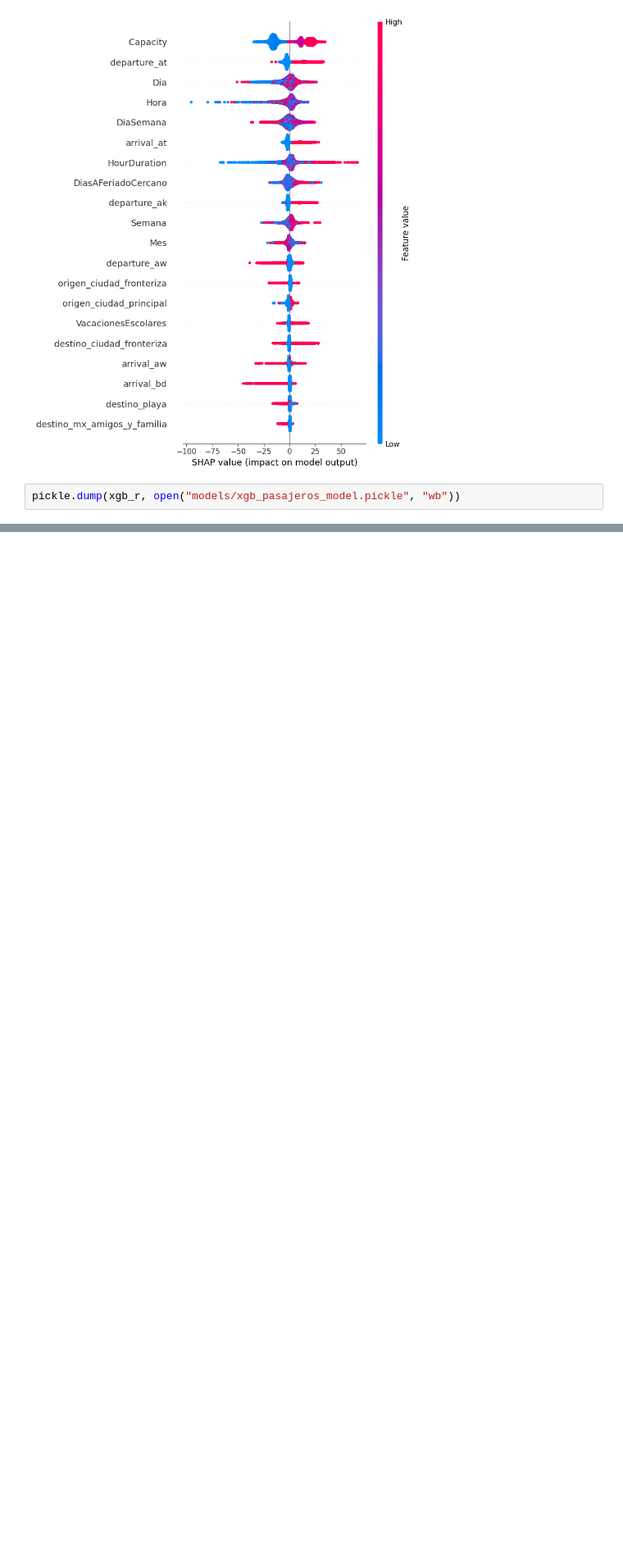
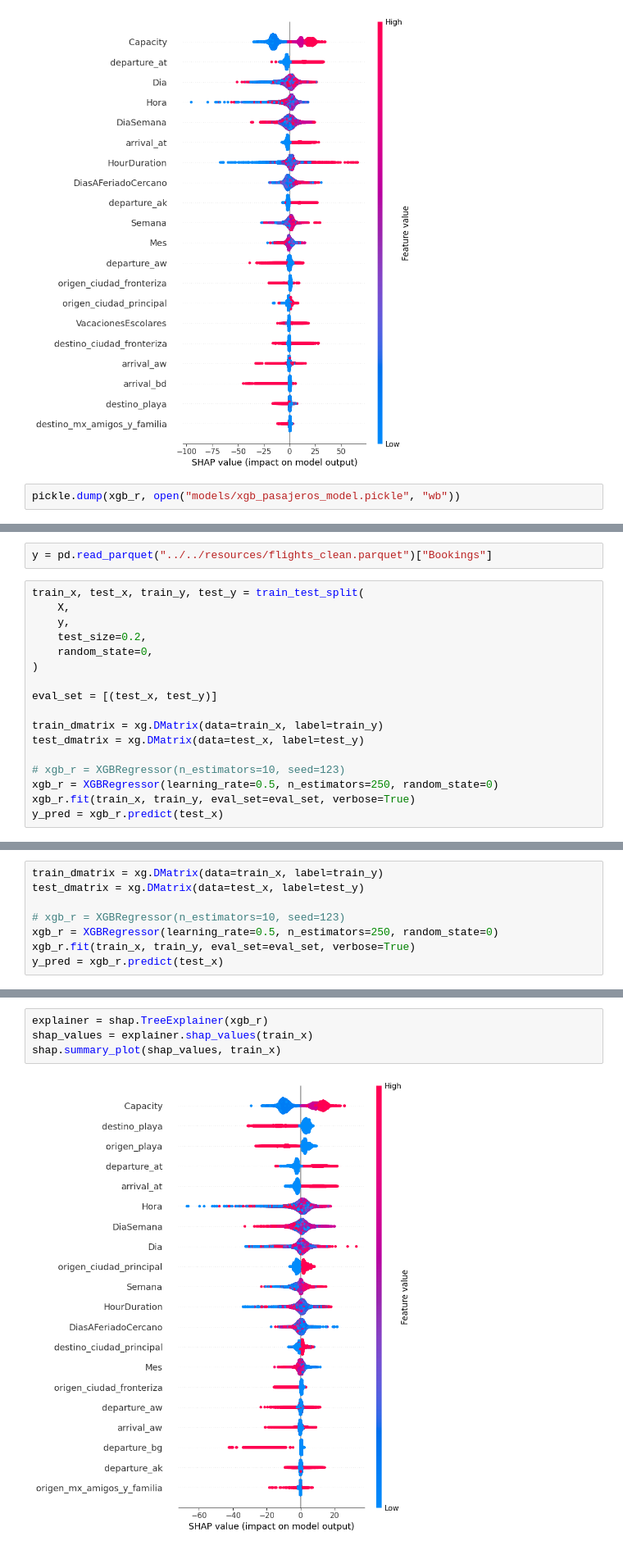
Before and after one commit to FrancoMendoza2003/Datathon2024, a Jupyter notebook: prediction/pasajeros/02-train.ipynb, the cells around one changed output, grey strips where cells are left out. Shown at 82% size. Drawn from its saved outputs; the diff is of its cells as text; blank space fills up the shorter version.

Commit message:
agregar modelo booking

```diff
--- a/prediction/pasajeros/02-train.ipynb
+++ b/prediction/pasajeros/02-train.ipynb
@@ -93,0 +98,19 @@ pickle.dump(xgb_r, open("models/xgb_pasajeros_model.pickle", "wb"))
+# %%
+y = pd.read_parquet("../../resources/flights_clean.parquet")["Bookings"]
+# %%
+train_x, test_x, train_y, test_y = train_test_split(
+    X,
+    y,
+    test_size=0.2,
+    random_state=0,
+)
+
+eval_set = [(test_x, test_y)]
+
+train_dmatrix = xg.DMatrix(data=train_x, label=train_y)
+test_dmatrix = xg.DMatrix(data=test_x, label=test_y)
+
+# xgb_r = XGBRegressor(n_estimators=10, seed=123)
+xgb_r = XGBRegressor(learning_rate=0.5, n_estimators=250, random_state=0)
+xgb_r.fit(train_x, train_y, eval_set=eval_set, verbose=True)
+y_pred = xgb_r.predict(test_x)
@@ -93,0 +135,8 @@ pickle.dump(xgb_r, open("models/xgb_pasajeros_model.pickle", "wb"))
+# %%
+train_dmatrix = xg.DMatrix(data=train_x, label=train_y)
+test_dmatrix = xg.DMatrix(data=test_x, label=test_y)
+
+# xgb_r = XGBRegressor(n_estimators=10, seed=123)
+xgb_r = XGBRegressor(learning_rate=0.5, n_estimators=250, random_state=0)
+xgb_r.fit(train_x, train_y, eval_set=eval_set, verbose=True)
+y_pred = xgb_r.predict(test_x)
@@ -93,0 +161,6 @@ pickle.dump(xgb_r, open("models/xgb_pasajeros_model.pickle", "wb"))
+# %%
+explainer = shap.TreeExplainer(xgb_r)
+shap_values = explainer.shap_values(train_x)
+shap.summary_plot(shap_values, train_x)
+# %% [output]
+[figure, added]
```
Also changed, not shown: parts of 5 cells of this notebook, 2 other files.
